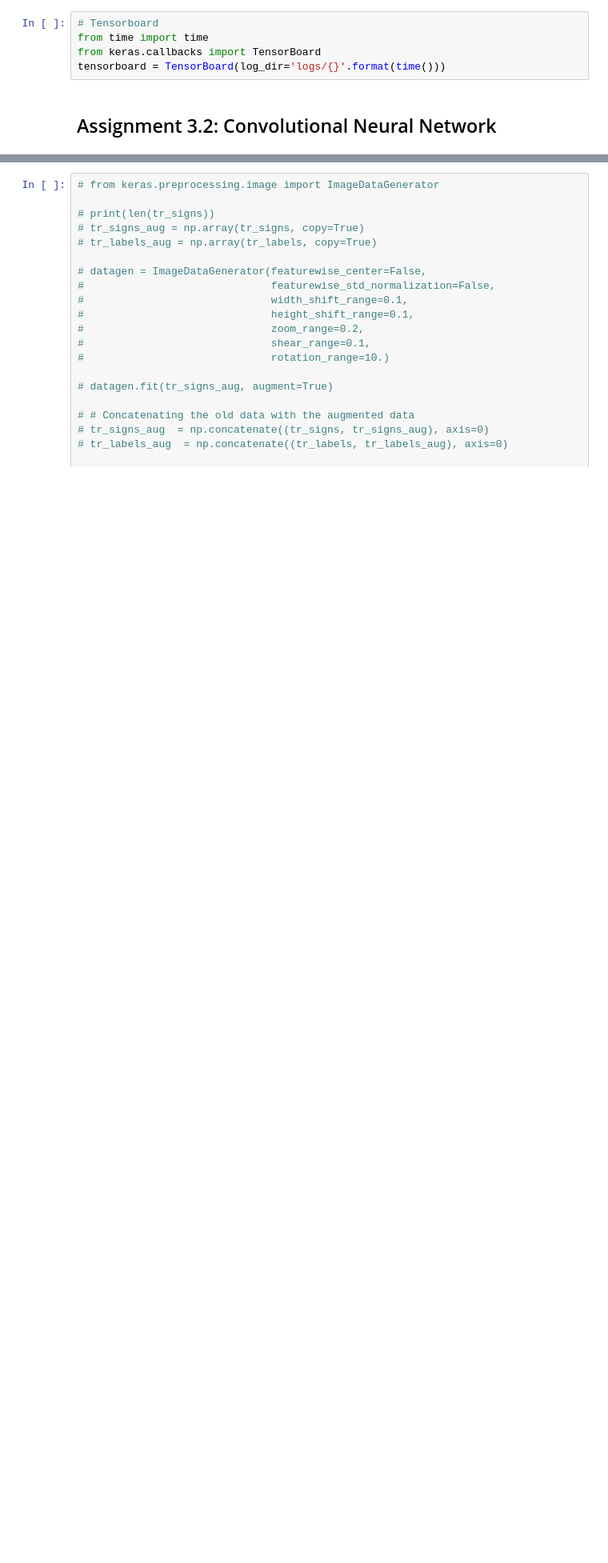
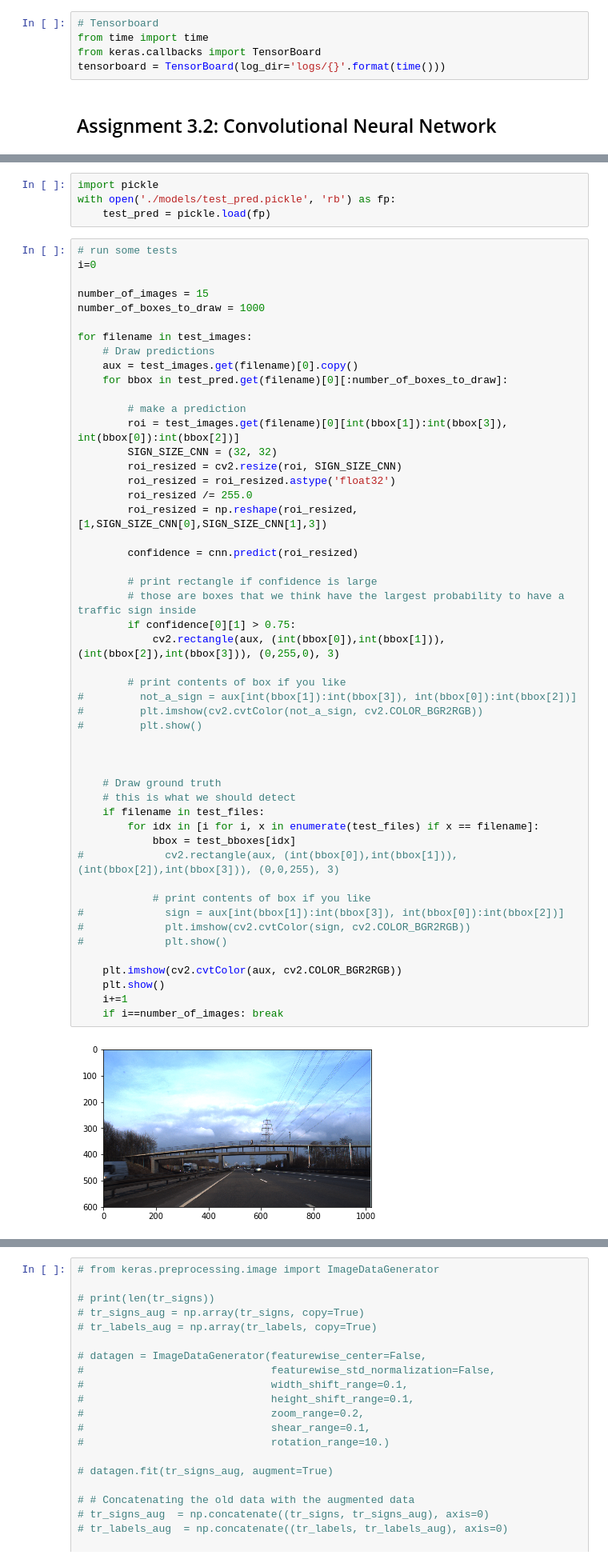
Before and after one commit to finfando/traffic-sign-detection, a Jupyter notebook: assignment_3_4/02_train_binary_detector.ipynb, the cells around one changed output, grey strips where cells are left out. Shown at 80% size. Saved outputs shown, nothing was run; the diff lists cells and outputs as text; blank space fills up the shorter version.

```diff
--- a/assignment_3_4/02_train_binary_detector.ipynb
+++ b/assignment_3_4/02_train_binary_detector.ipynb
@@ -235,0 +319,56 @@ plt.show()
+# %%
+import pickle
+with open('./models/test_pred.pickle', 'rb') as fp:
+    test_pred = pickle.load(fp)
+# %%
+# run some tests
+i=0
+
+number_of_images = 15
+number_of_boxes_to_draw = 1000
+
+for filename in test_images:
+    # Draw predictions
+    aux = test_images.get(filename)[0].copy()
+    for bbox in test_pred.get(filename)[0][:number_of_boxes_to_draw]:
+
+        # make a prediction
+        roi = test_images.get(filename)[0][int(bbox[1]):int(bbox[3]), int(bbox[0]):int(bbox[2])]
+        SIGN_SIZE_CNN = (32, 32)
+        roi_resized = cv2.resize(roi, SIGN_SIZE_CNN)
+        roi_resized = roi_resized.astype('float32')
+        roi_resized /= 255.0
+        roi_resized = np.reshape(roi_resized, [1,SIGN_SIZE_CNN[0],SIGN_SIZE_CNN[1],3])
+
+        confidence = cnn.predict(roi_resized)
+
+        # print rectangle if confidence is large
+        # those are boxes that we think have the largest probability to have a traffic sign inside
+        if confidence[0][1] > 0.75:
+            cv2.rectangle(aux, (int(bbox[0]),int(bbox[1])), (int(bbox[2]),int(bbox[3])), (0,255,0), 3)
+
+        # print contents of box if you like
+#         not_a_sign = aux[int(bbox[1]):int(bbox[3]), int(bbox[0]):int(bbox[2])]
+#         plt.imshow(cv2.cvtColor(not_a_sign, cv2.COLOR_BGR2RGB))
+#         plt.show()
+
+
+
+    # Draw ground truth
+    # this is what we should detect
+    if filename in test_files:
+        for idx in [i for i, x in enumerate(test_files) if x == filename]:
+            bbox = test_bboxes[idx]
+#             cv2.rectangle(aux, (int(bbox[0]),int(bbox[1])), (int(bbox[2]),int(bbox[3])), (0,0,255), 3)
+
+            # print contents of box if you like
+#             sign = aux[int(bbox[1]):int(bbox[3]), int(bbox[0]):int(bbox[2])]
+#             plt.imshow(cv2.cvtColor(sign, cv2.COLOR_BGR2RGB))
+#             plt.show()
+
+    plt.imshow(cv2.cvtColor(aux, cv2.COLOR_BGR2RGB))
+    plt.show()
+    i+=1
+    if i==number_of_images: break
+# %% [output]
+[figure, added]
```
Also changed, not shown: parts of 13 cells of this notebook, 5 other files.
